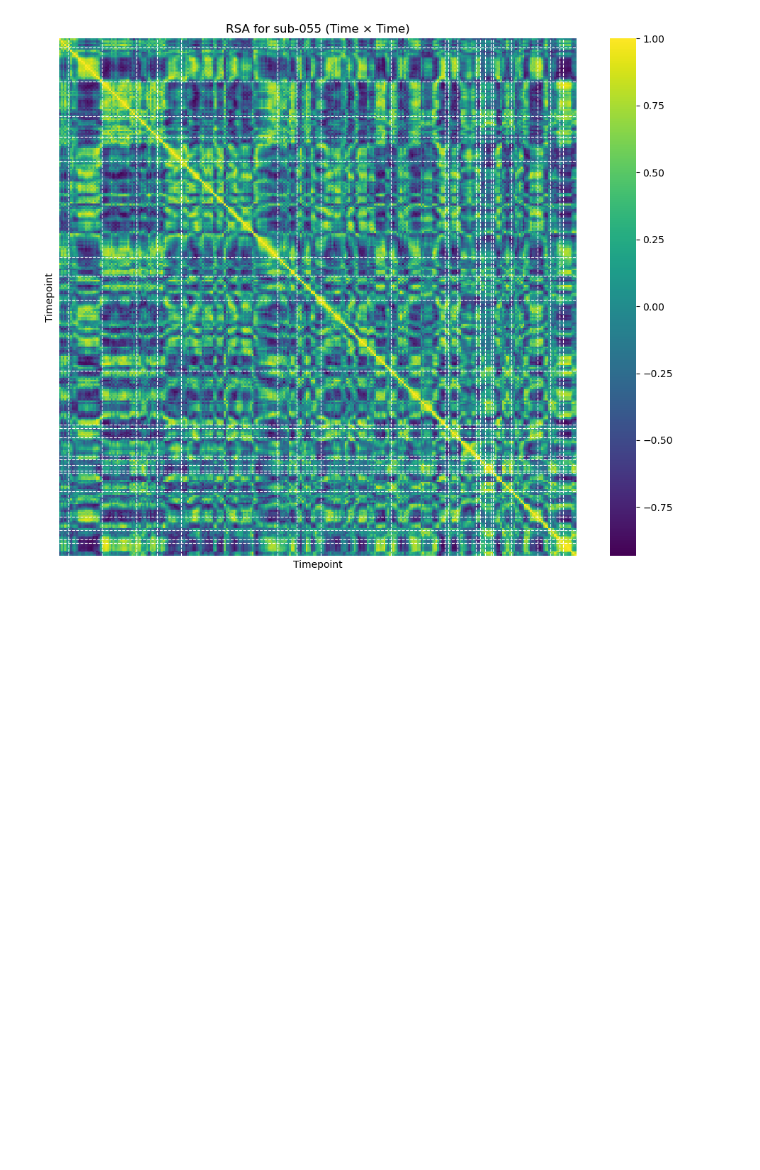
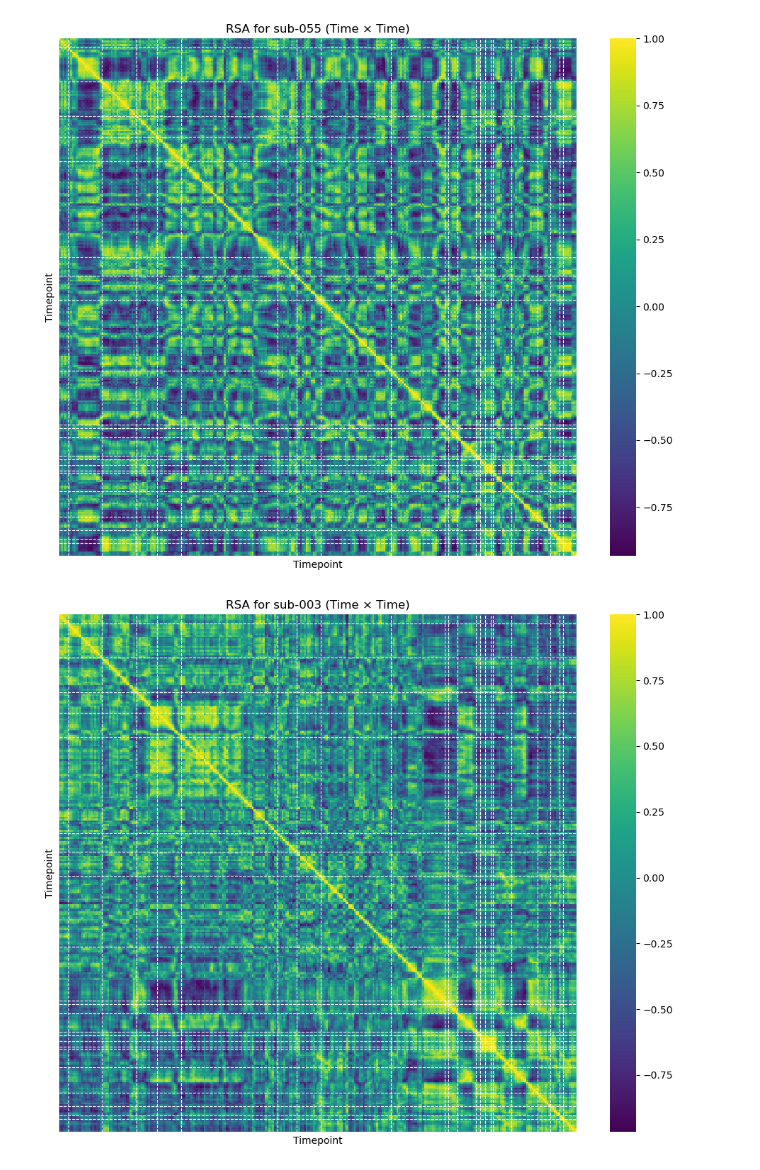
Before and after one commit to natalie-mcclain/narratives-project, a Jupyter notebook: RSA_time.ipynb, the cells around one changed output. Drawn from its saved outputs; the diff is of its cells as text; code cells hidden in the pictures; blank space fills up the shorter version.

```diff
--- a/RSA_time.ipynb
+++ b/RSA_time.ipynb
@@ -220,3 +220,23 @@ plt.tight_layout()
 plt.show()
 # %% [output]
 [figure]
+# %%
+# Index of sub-003 in your list
+subj_index = subject_list.index("sub-003")
+rsa_example = rsa_matrices[subj_index]
+
+plt.figure(figsize=(10, 8))
+sns.heatmap(rsa_example, cmap='viridis', square=True, xticklabels=False, yticklabels=False)
+plt.title("RSA for sub-003 (Time × Time)")
+plt.xlabel("Timepoint")
+plt.ylabel("Timepoint")
+
+# Add vertical and horizontal lines at event boundaries
+for loc in boundary_locs:
+    plt.axvline(x=loc, color='white', linestyle='--', linewidth=0.8)
+    plt.axhline(y=loc, color='white', linestyle='--', linewidth=0.8)
+
+plt.tight_layout()
+plt.show()
+# %% [output]
+[figure, added]
```
Also changed, not shown: 16 other files.
